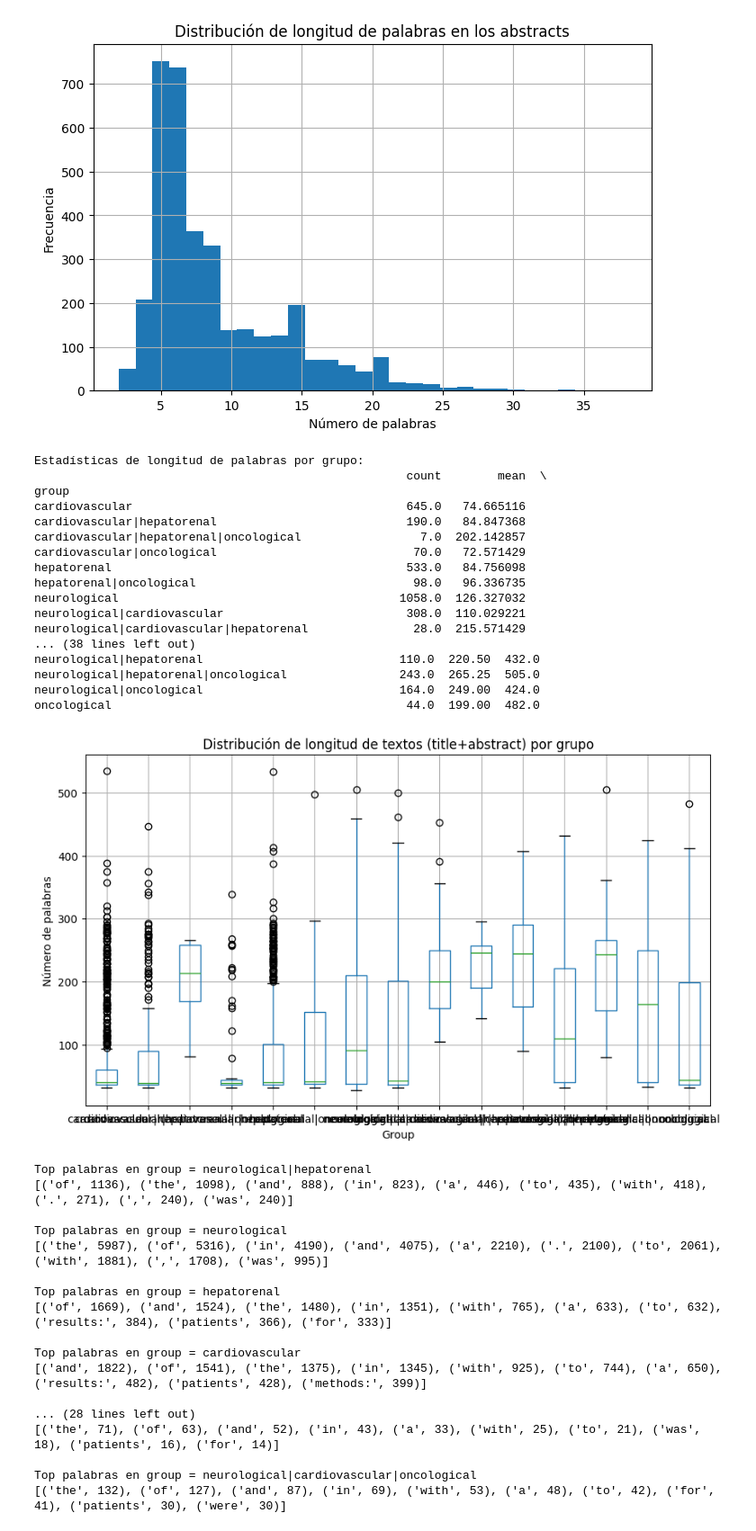
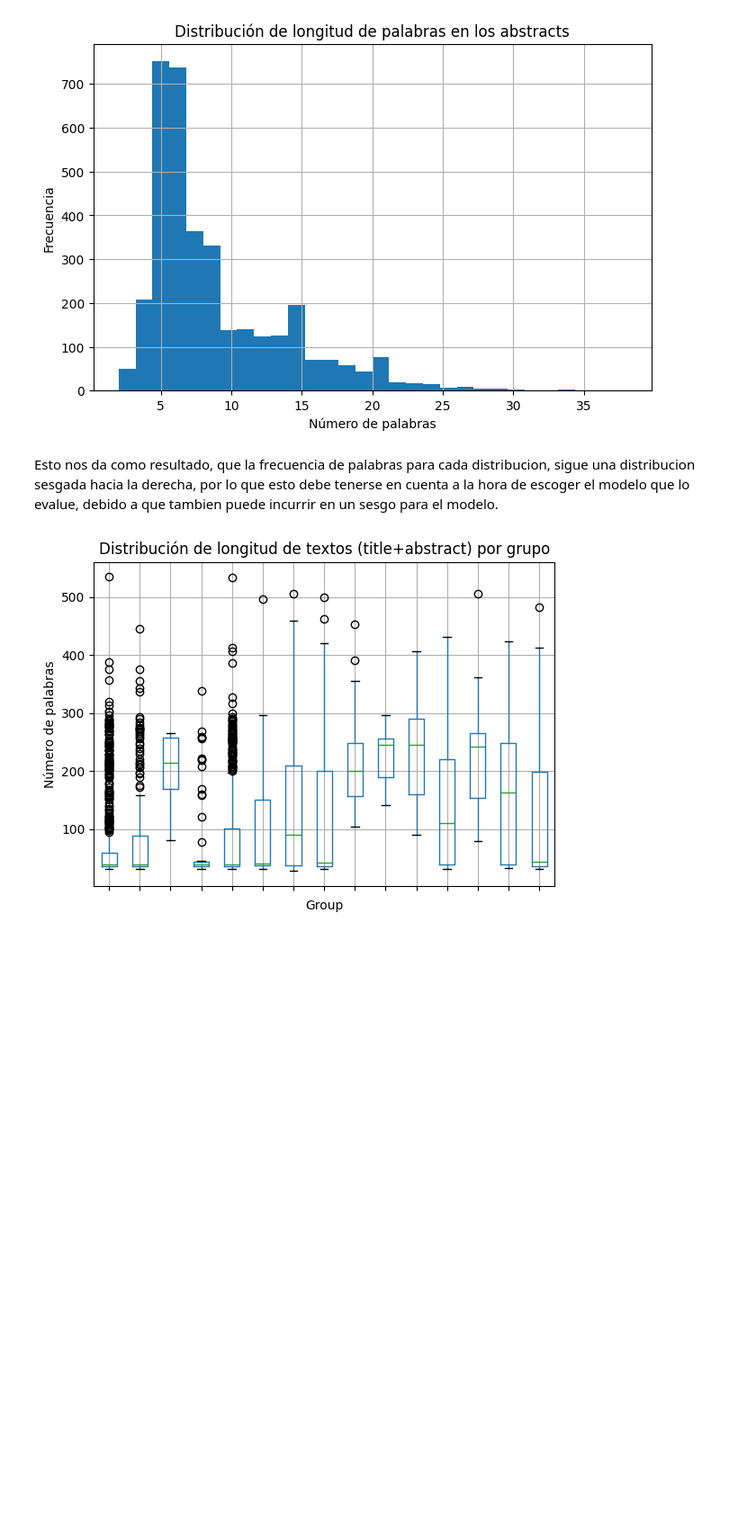
Before and after one commit to juanjo-barrientos/techspere_data_challenge, a Jupyter notebook: notebooks/eda.ipynb, the cells around one changed output. Shown: that part at 90% size. Cells and saved outputs as stored; diff of their text form; code cells hidden in the pictures; blank space fills up the shorter version.

```diff
--- a/notebooks/eda.ipynb
+++ b/notebooks/eda.ipynb
@@ -135,70 +157,30 @@ min         2.000000
 max        38.000000
 Name: word_count_title, dtype: float64
 [figure]
+# %% [markdown]
+Esto nos da como resultado, que la frecuencia de palabras para cada distribucion, sigue una distribucion sesgada hacia la derecha, por lo que esto debe tenerse en cuenta a la hora de escoger el modelo que lo evalue, debido a que tambien puede incurrir en un sesgo para el modelo.
 # %%
 from collections import Counter
 
-# Suponiendo que tu df tiene columnas: "title", "abstract", "group"
-
-# 1. Unir título y abstract en una sola columna de texto
+# Unir título y abstract en una sola columna de texto
 df["text"] = (df["title"].fillna("") + " " + df["abstract"].fillna("")).str.strip()
 
-# 2. Contar palabras en el texto
+# Contar palabras en el texto
 df["word_count"] = df["text"].apply(lambda x: len(str(x).split()))
 
-# 3. Estadísticas por grupo
-print("\nEstadísticas de longitud de palabras por grupo:")
-print(df.groupby("group")["word_count"].describe())
-
-# 4. Visualizar distribución de longitud por grupo
-df.boxplot(column="word_count", by="group", figsize=(10,6))
+# Visualizar distribución de longitud por grupo
+fig, ax = plt.subplots()
+df.boxplot(column="word_count", by="group", ax=ax, figsize=(10,6))
 plt.title("Distribución de longitud de textos (title+abstract) por grupo")
 plt.suptitle("")
 plt.xlabel("Group")
+ax.set_xticklabels([])
 plt.ylabel("Número de palabras")
 plt.show()
 
-# 5. Palabras más frecuentes por grupo
+# Funcion para calcular palabras más frecuentes por grupo
 def top_words(texts, n=10):
     words = " ".join(texts).lower().split()
     return Counter(words).most_common(n)
-
-for g in df["group"].unique():
-    print(f"\nTop palabras en group = {g}")
-    print(top_words(df[df["group"] == g]["text"], n=10))
 # %% [output]
-Estadísticas de longitud de palabras por grupo:
-                                                     count        mean  \
-group
-cardiovascular                                       645.0   74.665116
-cardiovascular|hepatorenal                           190.0   84.847368
-cardiovascular|hepatorenal|oncological                 7.0  202.142857
-cardiovascular|oncological                            70.0   72.571429
-hepatorenal                                          533.0   84.756098
-hepatorenal|oncological                               98.0   96.336735
-neurological                                        1058.0  126.327032
-neurological|cardiovascular                          308.0  110.029221
-neurological|cardiovascular|hepatorenal               28.0  215.571429
-... (38 lines left out)
-neurological|hepatorenal                            110.0  220.50  432.0
-neurological|hepatorenal|oncological                243.0  265.25  505.0
-neurological|oncological                            164.0  249.00  424.0
-oncological                                          44.0  199.00  482.0
-[figure, old version]
+[figure, new version]
-Top palabras en group = neurological|hepatorenal
-[('of', 1136), ('the', 1098), ('and', 888), ('in', 823), ('a', 446), ('to', 435), ('with', 418), ('.', 271), (',', 240), ('was', 240)]
-
-Top palabras en group = neurological
-[('the', 5987), ('of', 5316), ('in', 4190), ('and', 4075), ('a', 2210), ('.', 2100), ('to', 2061), ('with', 1881), (',', 1708), ('was', 995)]
-
-Top palabras en group = hepatorenal
-[('of', 1669), ('and', 1524), ('the', 1480), ('in', 1351), ('with', 765), ('a', 633), ('to', 632), ('results:', 384), ('patients', 366), ('for', 333)]
-
-Top palabras en group = cardiovascular
-[('and', 1822), ('of', 1541), ('the', 1375), ('in', 1345), ('with', 925), ('to', 744), ('a', 650), ('results:', 482), ('patients', 428), ('methods:', 399)]
-
-... (28 lines left out)
-[('the', 71), ('of', 63), ('and', 52), ('in', 43), ('a', 33), ('with', 25), ('to', 21), ('was', 18), ('patients', 16), ('for', 14)]
-
-Top palabras en group = neurological|cardiovascular|oncological
-[('the', 132), ('of', 127), ('and', 87), ('in', 69), ('with', 53), ('a', 48), ('to', 42), ('for', 41), ('patients', 30), ('were', 30)]
```
Also changed, not shown: parts of 17 cells of this notebook, 2 other files.
